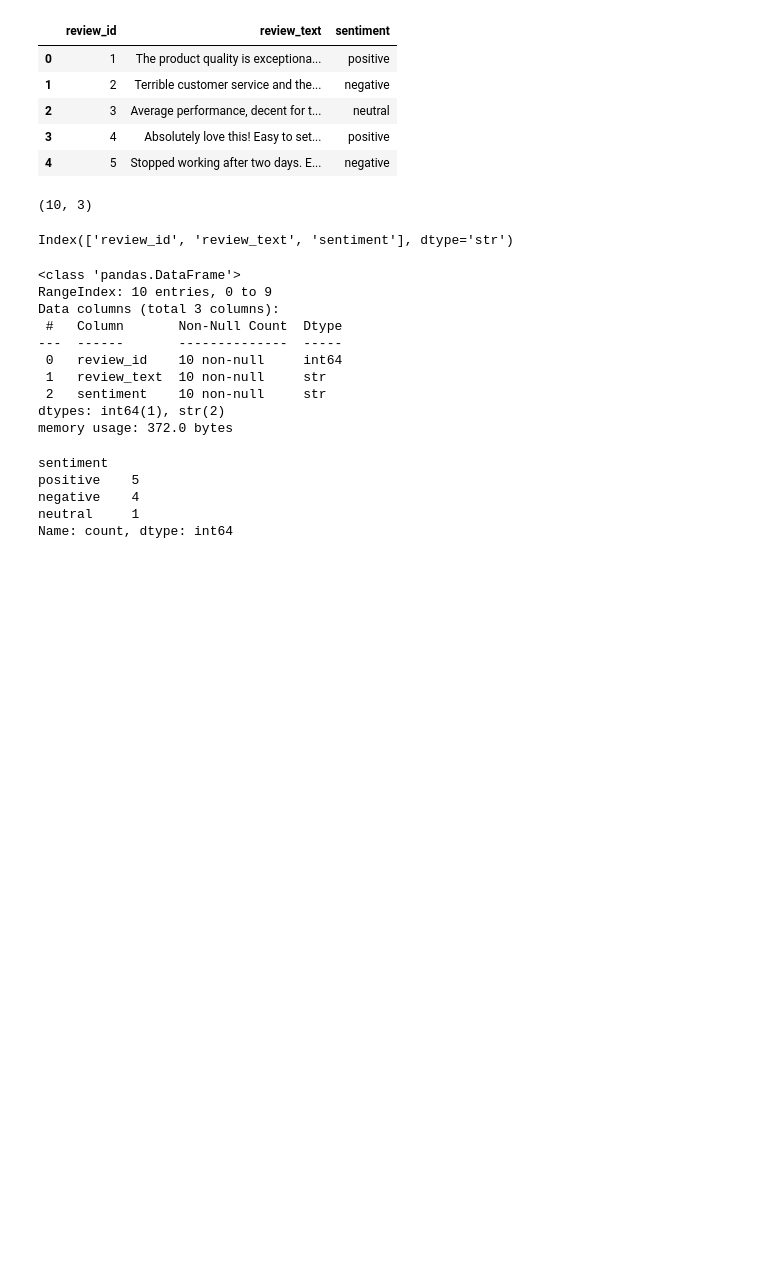
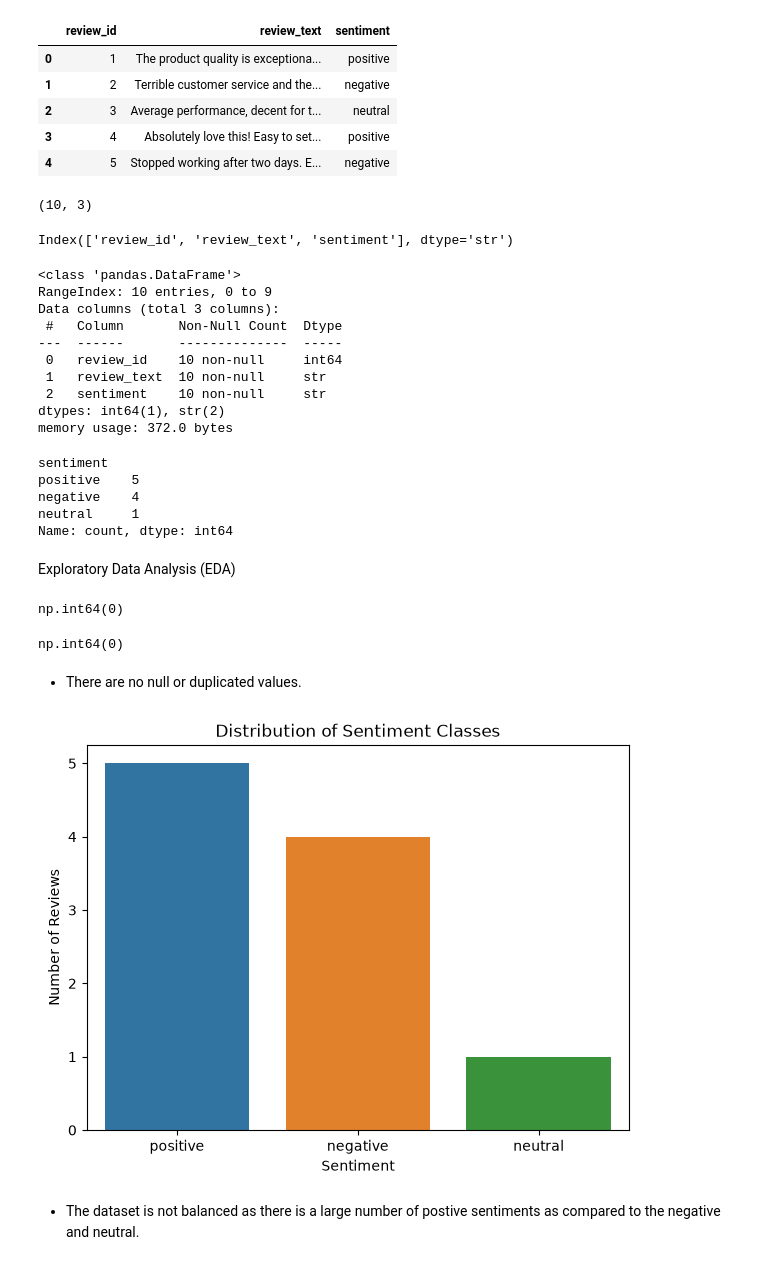
Before and after one commit to seelneas/Datheon_Machine_Learning_-_Data_Science_Internship, a Jupyter notebook: NLP_Sentiment_Classification_on_Customer_Reviews/sentiment_analysis.ipynb, the cells around one changed output. Drawn from its saved outputs; the diff is of its cells as text; code cells hidden in the pictures; blank space fills up the shorter version.

```diff
--- a/NLP_Sentiment_Classification_on_Customer_Reviews/sentiment_analysis.ipynb
+++ b/NLP_Sentiment_Classification_on_Customer_Reviews/sentiment_analysis.ipynb
@@ -104,3 +105,33 @@ positive    5
 negative    4
 neutral     1
 Name: count, dtype: int64
+# %% [markdown]
+Exploratory Data Analysis (EDA)
+# %%
+df.isnull().sum().sum()
+# %% [output]
+np.int64(0)
+# %%
+df.duplicated().sum()
+# %% [output]
+np.int64(0)
+# %% [markdown]
+- There are no null or duplicated values.
+# %%
+plt.figure(figsize=(7, 5))
+
+sns.countplot(
+    data=df,
+    x='sentiment',
+    hue='sentiment'
+)
+
+plt.title('Distribution of Sentiment Classes')
+plt.xlabel('Sentiment')
+plt.ylabel('Number of Reviews')
+
+plt.show()
+# %% [output]
+[figure, added]
+# %% [markdown]
+- The dataset is not balanced as there is a large number of postive sentiments as compared to the negative and neutral.
```
Also changed, not shown: parts of 3 cells of this notebook.
